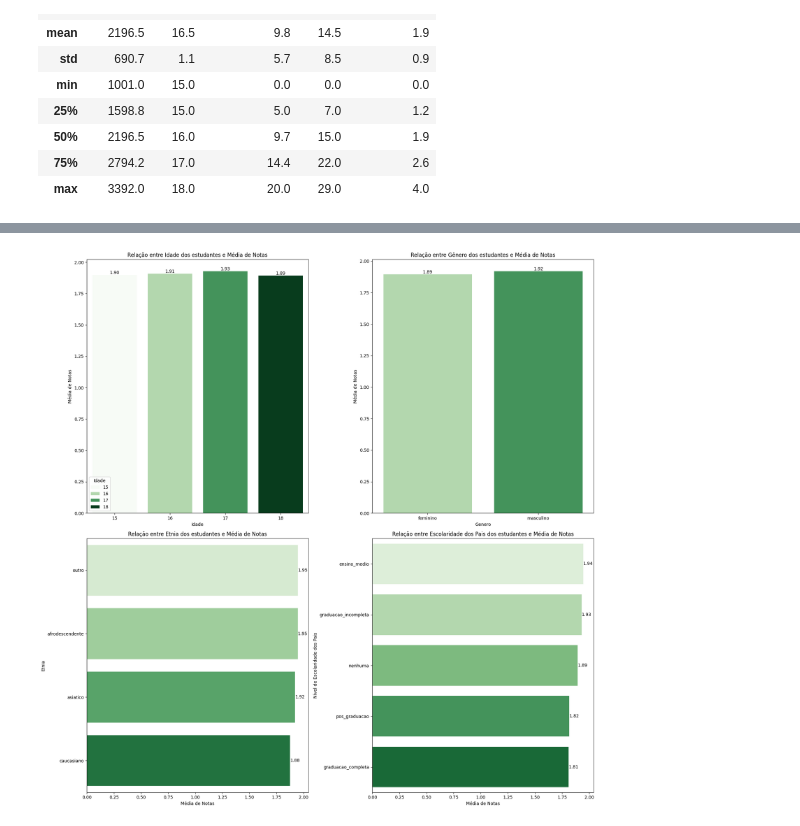
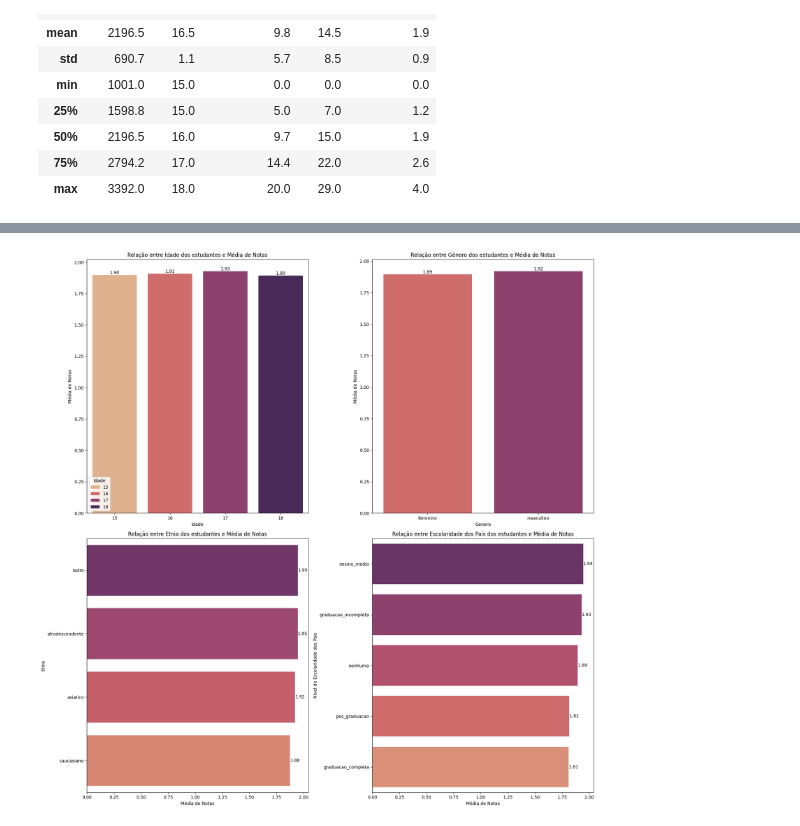
Before and after one commit to anavidev/dados-educacionais, a Jupyter notebook: notebook/analise_dados_educacionais.ipynb, the cells around one changed output, grey strips where cells are left out. Cells and saved outputs as stored; diff of their text form; code cells hidden in the pictures.

```diff
--- a/notebook/analise_dados_educacionais.ipynb
+++ b/notebook/analise_dados_educacionais.ipynb
@@ -610,7 +610,7 @@ idade_por_notas = idade_por_notas.sort_values(by='Media', ascending=True)
 
 plt.subplot(2,2,1)
 plt.title("Relação entre Idade dos estudantes e Média de Notas")
-grafico = grafico_colunas(idade_por_notas, 'Idade', 'Media', 'Greens')
+grafico = grafico_colunas(idade_por_notas, 'Idade', 'Media', 'flare')
 valor_barras(grafico, 2)
 plt.xlabel("Idade")
 plt.ylabel("Média de Notas")
@@ -622,37 +622,37 @@ genero_por_notas = genero_por_notas.sort_values(by='Media', ascending=True)
 
 plt.subplot(2,2,2)
 plt.title("Relação entre Gênero dos estudantes e Média de Notas")
-grafico = grafico_colunas(genero_por_notas, 'Genero', 'Media', 'Greens')
+grafico = grafico_colunas(genero_por_notas, 'Genero', 'Media', 'flare')
 valor_barras(grafico, 2)
 plt.xlabel("Genero")
 plt.ylabel("Média de Notas")
 
 # etnia x media de notas
 etnia_por_notas = dt.groupby('Etnia')['Media_Notas'].mean().reset_index(name = 'Media')
 etnia_por_notas = etnia_por_notas.sort_values(by='Media', ascending=False)
 
 plt.subplot(2,2,3)
 plt.title("Relação entre Etnia dos estudantes e Média de Notas")
-grafico = grafico_barras(etnia_por_notas, 'Etnia', 'Media', 'Greens')
+grafico = grafico_barras(etnia_por_notas, 'Etnia', 'Media', 'flare_r')
 valor_barras(grafico, 2)
 plt.xlabel("Média de Notas")
 plt.ylabel("Etnia")
 
 # escolaridade dos pais x media de notas
 escolaridade_por_notas = dt.groupby('Escolaridade_Pais')['Media_Notas'].mean().reset_index(name = 'Media')
 escolaridade_por_notas = escolaridade_por_notas.sort_values(by='Media', ascending=False)
 
 plt.subplot(2,2,4)
 plt.title("Relação entre Escolaridade dos Pais dos estudantes e Média de Notas")
-grafico = grafico_barras(escolaridade_por_notas, 'Escolaridade_Pais', 'Media', 'Greens')
+grafico = grafico_barras(escolaridade_por_notas, 'Escolaridade_Pais', 'Media', 'flare_r')
 valor_barras(grafico, 2)
 plt.xlabel("Média de Notas")
 plt.ylabel("Nível de Escolaridade dos Pais")
 
 plt.tight_layout()
 plt.show()
 # %% [output]
-[figure, old version]
+[figure, new version]
 # %%
 ## dados academicos
 
```
Also changed, not shown: parts of 8 cells of this notebook.
